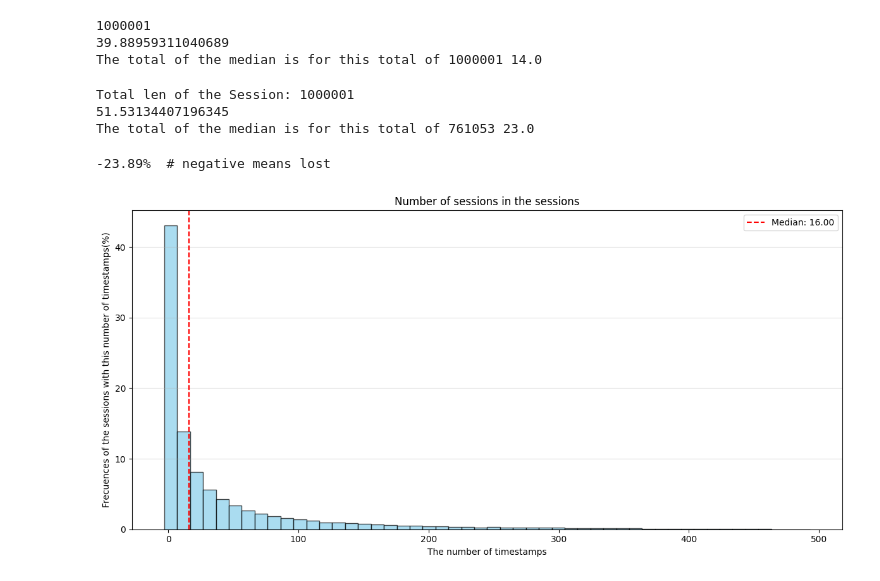
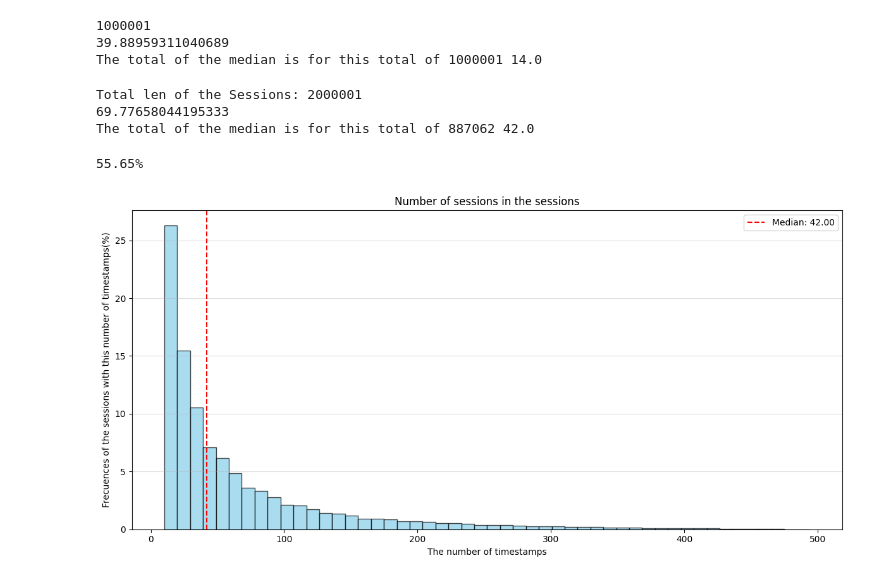
Before and after one commit to Fasmanuel2002/AAI_HSLU_TRACE, a Jupyter notebook: OttoDataSet/notebooks/MedianSession.ipynb, the cells around one changed output. Saved outputs shown, nothing was run; the diff lists cells and outputs as text; code cells hidden in the pictures.

```diff
--- a/OttoDataSet/notebooks/MedianSession.ipynb
+++ b/OttoDataSet/notebooks/MedianSession.ipynb
@@ -8,7 +8,7 @@ import numpy as np
 import scipy
 import matplotlib.pyplot as plt
 
-THRESHOLD_TIMESTAMPS = 5
+THRESHOLD_TIMESTAMPS = 15
 # %%
 def extract_json(filename: str):
     with open(filename, "r") as f:
@@ -33,7 +38,7 @@ for i, (session_id, eventstotal) in enumerate(extract_json("train.jsonl")):
             "events_type": events_type
             },
         })
-    if i >= 1000000:
+    if i >= 3000000:
         break
 # %%
 class OttoDataSetSession(Dataset):
@@ -89,9 +94,9 @@ for i in range(len(sessions_in_dataset)):
 print(np.mean(session_sample_lenght))
 print(f"The total of the median is for this total of {len(session_sample_lenght)} {np.median(session_sample_lenght)}")
 # %% [output]
-Total len of the Session: 1000001
-51.53134407196345
-The total of the median is for this total of 761053 23.0
+Total len of the Sessions: 2000001
+69.77658044195333
+The total of the median is for this total of 887062 42.0
 # %%
 total_sessions = len(sessions_in_dataset)
 kept_sessions = len(session_sample_lenght)
@@ -100,32 +105,32 @@ lost_sessions = total_sessions - kept_sessions
 percent_lost = (lost_sessions / total_sessions) * 100
 print(f"{percent_lost:.2f}%")
 # %% [output]
--23.89%  # negative means lost
+55.65%
 # %%
 
 plt.figure(figsize=(12,6))
-counts, bins, patches = plt.hist(lenghts, bins=50, color='skyblue', edgecolor='black', alpha=0.7, density=True )
+counts, bins, patches = plt.hist(session_sample_lenght, bins=50, color='skyblue', edgecolor='black', alpha=0.7, density=True )
 
 
 
 counts = counts * 100 * (bins[1] - bins[0])
 plt.clf()
 plt.bar(
     bins[:-1],
     counts,
     width=(bins[1] - bins[0]),
     color='skyblue',
     edgecolor='black',
     alpha=0.7
 )
 
-plt.axvline(np.median(lenghts), color="red", linestyle="--", label=f"Median: {np.median(lenghts):.2f}")
+plt.axvline(np.median(session_sample_lenght), color="red", linestyle="--", label=f"Median: {np.median(session_sample_lenght):.2f}")
 plt.title("Number of sessions in the sessions")
 plt.xlabel("The number of timestamps")
 plt.ylabel("Frecuences of the sessions with this number of timestamps(%)")
 plt.legend()
 plt.grid(axis="y", alpha=0.4)
 plt.tight_layout()
 plt.show()
 # %% [output]
-[figure, old version]
+[figure, new version]
```
Also changed, not shown: parts of 1 cell of this notebook, 3 other files.
